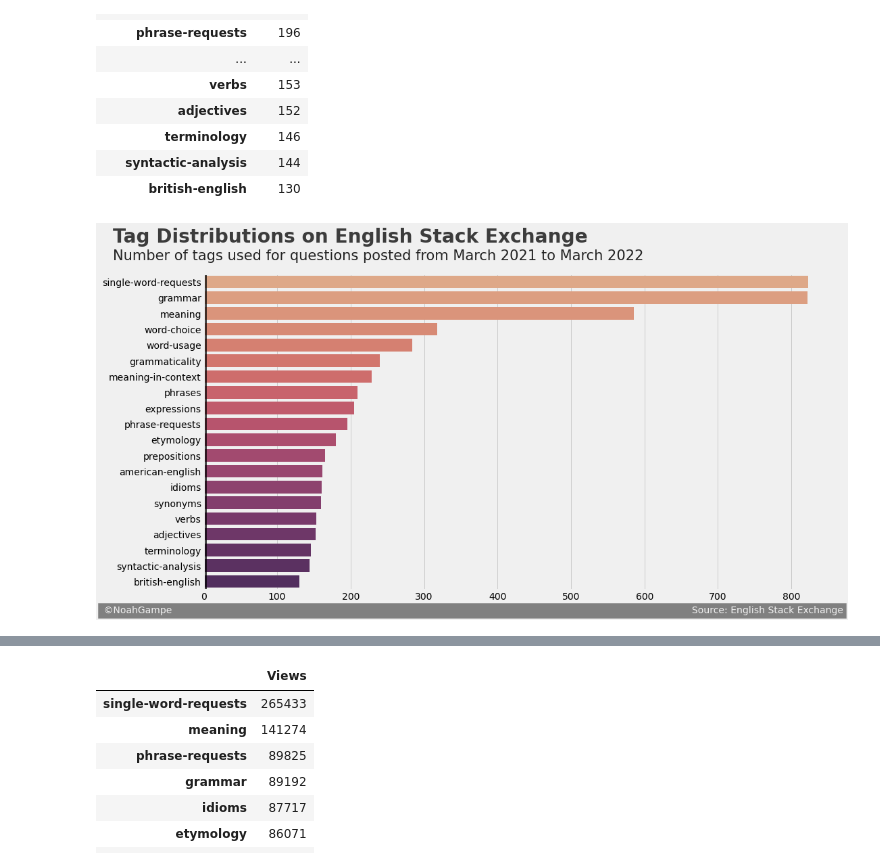
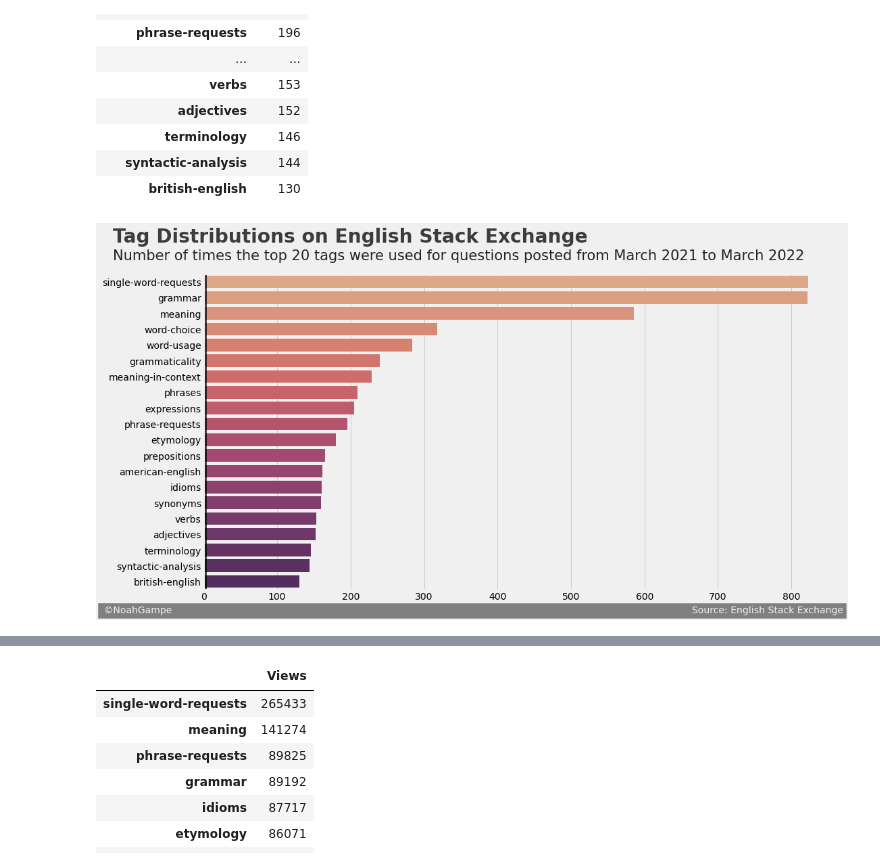
Before and after one commit to noah-kg/english-stack-exchange-analysis, a Jupyter notebook: EnglishLearningDifficulties.ipynb, the cells around one changed output, grey strips where cells are left out. Saved outputs shown, nothing was run; the diff lists cells and outputs as text; code cells hidden in the pictures.

```diff
--- a/EnglishLearningDifficulties.ipynb
+++ b/EnglishLearningDifficulties.ipynb
@@ -223,21 +245,24 @@ Now that they're cleaned up a bit, let's count how many times each tag was used.
 # %%
+#get tag count
 tag_count = {}
+for row in data["Tags"]:
+    for tag in row:
+        if tag not in tag_count:
+            tag_count[tag] = 0
+        tag_count[tag] += 1
 
-#iterate through each tag in the list, for each row
-for row in data["Tags"]:
-    for tags in row:
-        if tags in tag_count:
-            tag_count[tags] += 1
-        else:
-            tag_count[tags] = 1
+#function to create df from dictionary
+def df_from_dict(dictionary, col):
+    #convert to df
+    df = pd.DataFrame.from_dict(dictionary, orient='index')
+    df.rename(columns={0:col}, inplace=True)
 
-#converts the dictionary into a dataframe
-tag_count = pd.DataFrame.from_dict(tag_count, orient="index")
-tag_count.rename(columns={0:"Count"}, inplace=True)
+    #sorts by `col`
+    df = df.sort_values(col,ascending=False)
+    return df, df.head(20)
 
-#sorts by "Count" and displays top 20
-most_used = tag_count.sort_values("Count",ascending=False).head(20)
-most_used
+tag_used, top20_tags = df_from_dict(tag_count, 'Count')
+top20_tags
 # %% [output]
 |  | Count |
 | single-word-requests | 823 |
@@ -285,7 +311,7 @@ def plot_dist(data, x_data, title='', subtitle=''):
     plt.show()
 # %%
 title = 'Tag Distributions on English Stack Exchange'
-subtitle = 'Number of tags used for questions posted from March 2021 to March 2022'
-plot_dist(most_used, 'Count', title, subtitle)
+subtitle = 'Number of times the top 20 tags were used for questions posted from March 2021 to March 2022'
+plot_dist(top20_tags, 'Count', title, subtitle)
 # %% [output]
-[figure, old version]
+[figure, new version]
```
Also changed, not shown: parts of 30 cells of this notebook, 1 other file.
